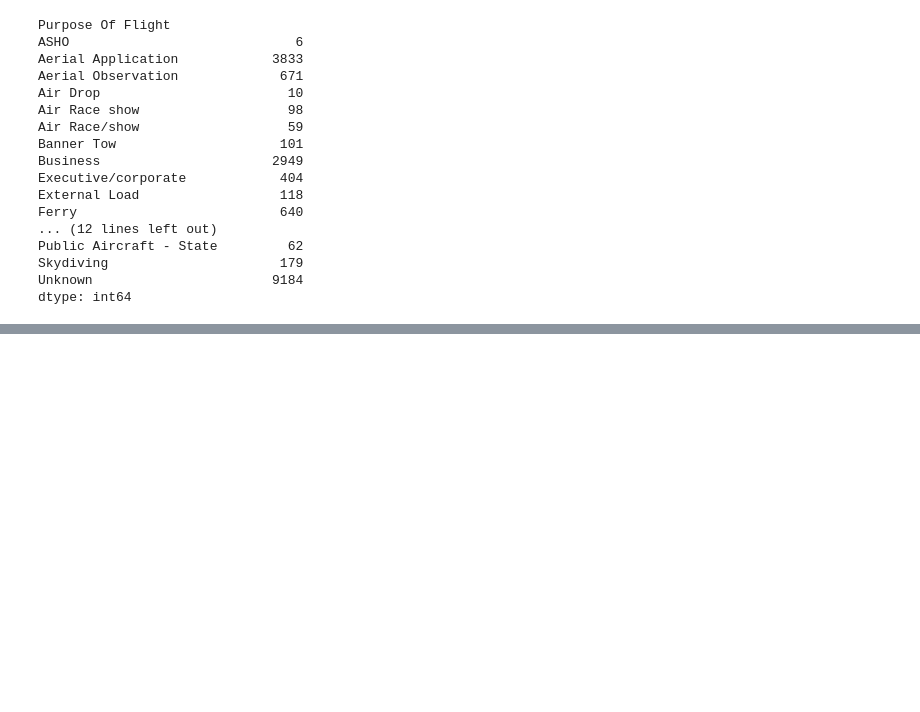
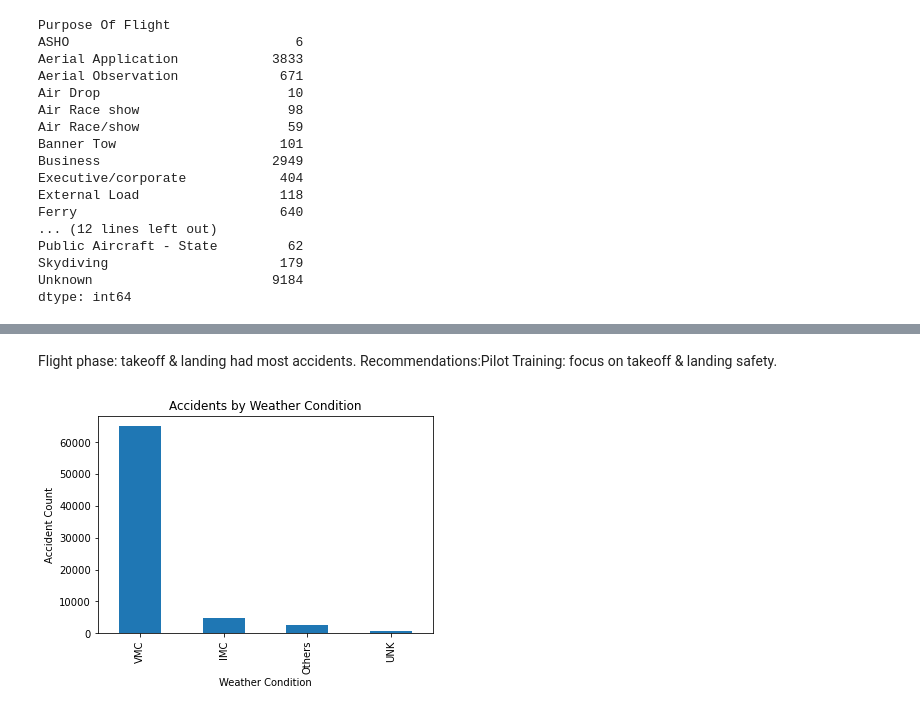
Before and after one commit to edgarowuor-tech/Phase1.Project, a Jupyter notebook: project1.ipynb, the cells around one changed output, grey strips where cells are left out. Cells and saved outputs as stored; diff of their text form; code cells hidden in the pictures; blank space fills up the shorter version.

```diff
--- a/project1.ipynb
+++ b/project1.ipynb
@@ -528,0 +557,12 @@ dtype: int64
+# %% [markdown]
+ Flight phase: takeoff & landing had most accidents.
+ Recommendations:Pilot Training: focus on takeoff & landing safety.
+# %%
+#Accidents by Weather Condition
+aviation_df.groupby("Weather Condition").size().sort_values(ascending=False).plot(kind="bar")
+plt.title("Accidents by Weather Condition")
+plt.xlabel("Weather Condition")
+plt.ylabel("Accident Count")
+plt.show()
+# %% [output]
+[figure, added]
```
Also changed, not shown: parts of 13 cells of this notebook.
